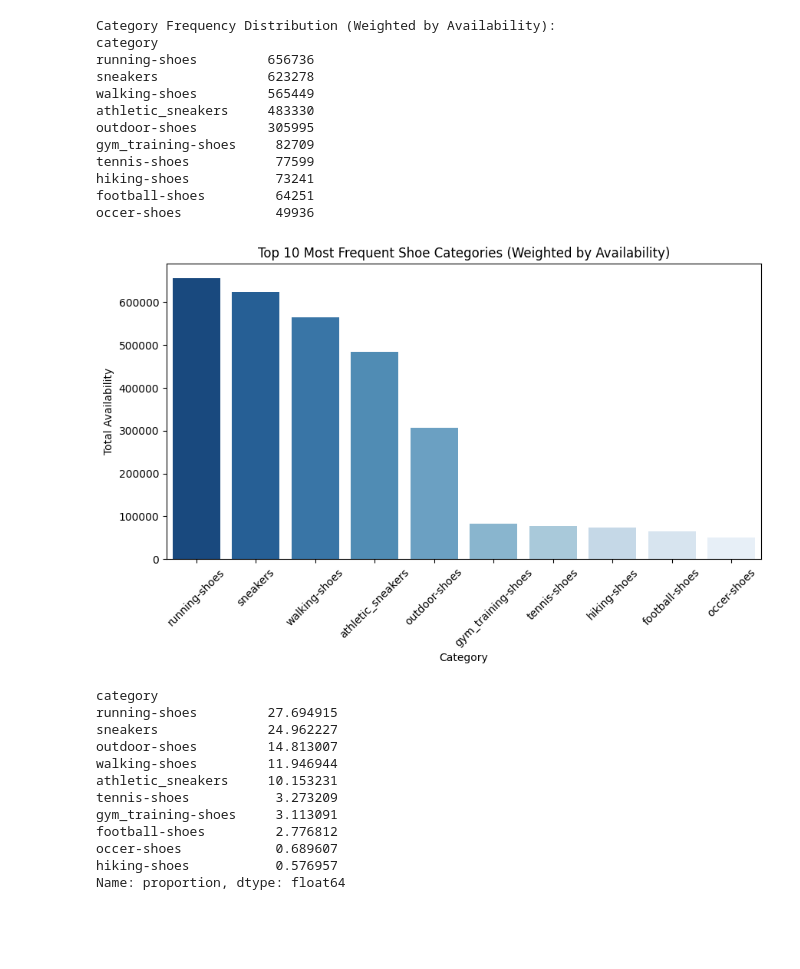
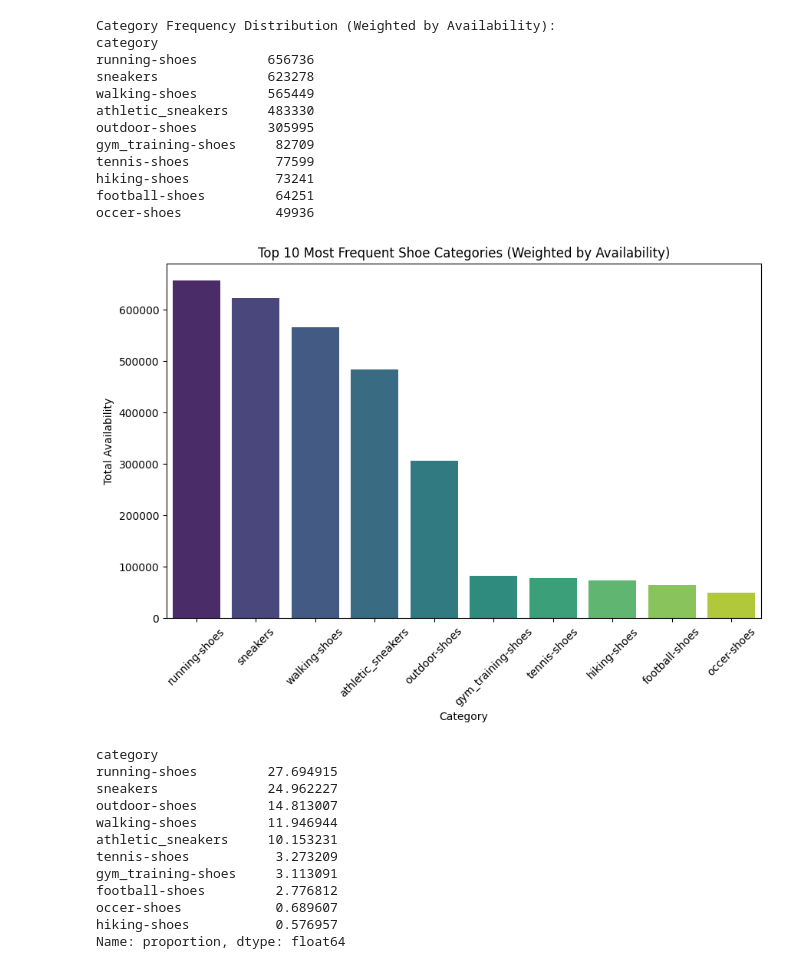
Before and after one commit to odxscholars/sollda1, a Jupyter notebook: main.ipynb, the cells around one changed output. Saved outputs shown, nothing was run; the diff lists cells and outputs as text; code cells hidden in the pictures; blank space fills up the shorter version.

```diff
--- a/main.ipynb
+++ b/main.ipynb
@@ -454,0 +409,9 @@ shoes_fact.describe()
+# %%
+gender_mapping = {
+    "U": "Unisex",
+    "W": "Women",
+    "K": "Kids",
+    "M": "Men"
+}
+
+shoes_fact["gender"] = shoes_fact["gender"].replace(gender_mapping)
@@ -490,22 +462,22 @@ occer-shoes            49936
 # %%
 top_n = 10
 category_counts = category_weighted.head(top_n)
 
-plt.figure(figsize=(10, 5))
+plt.figure(figsize=(10, 6))
 sns.barplot(x=category_counts.index,
             y=category_counts.values,
             hue=category_counts.index,
-            palette="Blues_r",
+            palette="viridis",
             legend=False)
 
 plt.xticks(rotation=45)
 plt.xlabel("Category")
 plt.ylabel("Total Availability")
 plt.title(f"Top {top_n} Most Frequent Shoe Categories (Weighted by Availability)")
 
 plt.show()
 # %% [output]
-[figure, old version]
+[figure, new version]
 # %%
 category_precentage = shoes_fact['category'].value_counts(normalize=True) * 100
 print(category_precentage)
```
Also changed, not shown: parts of 38 cells of this notebook.
